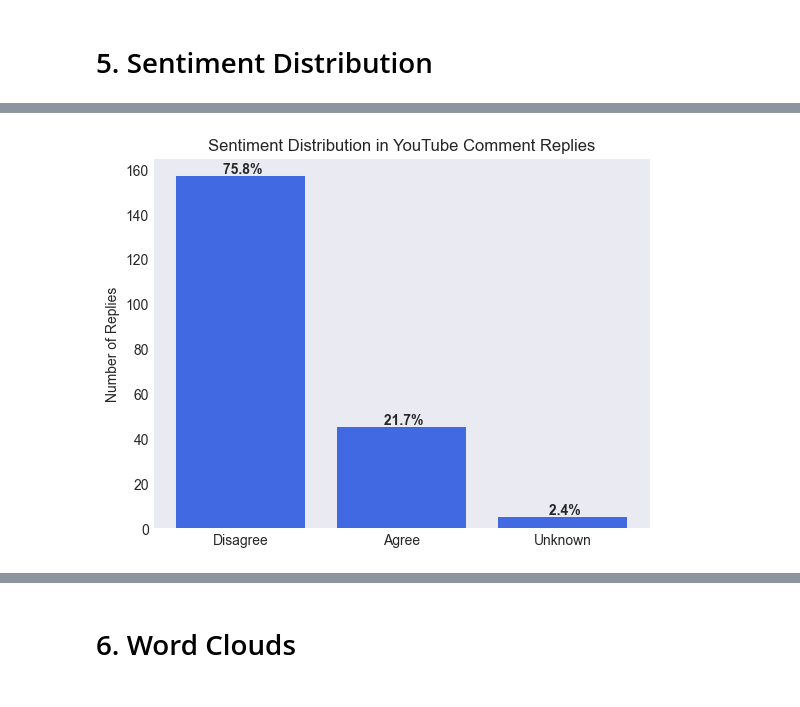
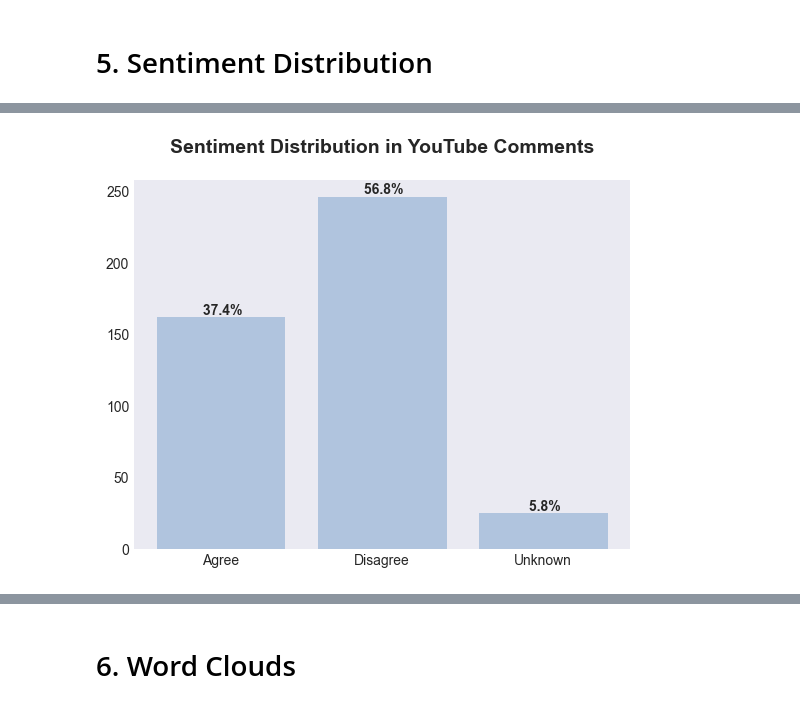
Before and after one commit to ctcastor/rugby_sentiment_analysis, a Jupyter notebook: rugby_sentiment_analysis.ipynb, the cells around one changed output, grey strips where cells are left out. Cells and saved outputs as stored; diff of their text form; code cells hidden in the pictures.

```diff
--- a/rugby_sentiment_analysis.ipynb
+++ b/rugby_sentiment_analysis.ipynb
@@ -170,3 +170,33 @@ def video_reactions(video_id, api_key):
 	df = pd.DataFrame(comments_data)
 
 	return df
+# %%
+def generate_distribution(counts, percentages, color, title):
+    '''
+    Generate a bar plot to visualize the distribution of categories.
+
+    Parameters:
+    - counts (pd.Series): Series containing counts for each category.
+    - percentages (list): List of percentage values corresponding to each category.
+    - color (str): Color of the bars in the plot.
+    - title (str): Title of the plot.
+
+    Returns:
+    None (Displays the plot).
+    '''
+    # Create a new figure and axis
+    fig, ax = plt.subplots()
+
+    # Create bars for each category with the specified color
+    bars = ax.bar(counts.index, counts, color=color)
+
+    # Add percentage labels above each bar
+    for bar, percentage in zip(bars, percentages):
+        yval = bar.get_height()
+        ax.text(bar.get_x() + bar.get_width()/2, yval + 0.05, f'{percentage: .1f}%', ha='center', va='bottom', weight='bold')
+
+    # Set the title of the plot
+    ax.set_title(title, fontsize=14, fontweight='bold', y=1.05)
+
+    # Display the plot
+    return plt.show()
@@ -258,21 +309,7 @@ plt.show()
-# %%
-# Calculate value counts and percentages
-value_counts = reaction_df[reaction_df['Replies_Decisions'].apply(lambda x: len(x) > 0)]['Replies_Decisions'].explode().value_counts()
-percentages = (value_counts / value_counts.sum()) * 100
-
-# Create bar chart
-fig, ax = plt.subplots()
-bars = ax.bar(value_counts.index, value_counts, color='royalblue')
-
-# Display percentages above the bars
-for bar, percentage in zip(bars, percentages):
-    yval = bar.get_height()
-    ax.text(bar.get_x() + bar.get_width()/2, yval + 0.05, f'{percentage: .1f}%', ha='center', va='bottom', weight='bold')
-
-# Set labels and title
-ax.set_ylabel('Number of Replies')
-ax.set_title('Sentiment Distribution in YouTube Comment Replies')
-
-plt.show()
-# %% [output]
-[figure, removed]
+# %%
+# Calculate distribution of YouTube comments
+comment_counts = reaction_df['Comment_Decision'].value_counts().sort_index()
+comment_percentages = (comment_counts / len(reaction_df)) * 100
+generate_distribution(comment_counts, comment_percentages, 'lightsteelblue', 'Sentiment Distribution in YouTube Comments')
+# %% [output]
+[figure, added]
```
Also changed, not shown: parts of 15 cells of this notebook.
